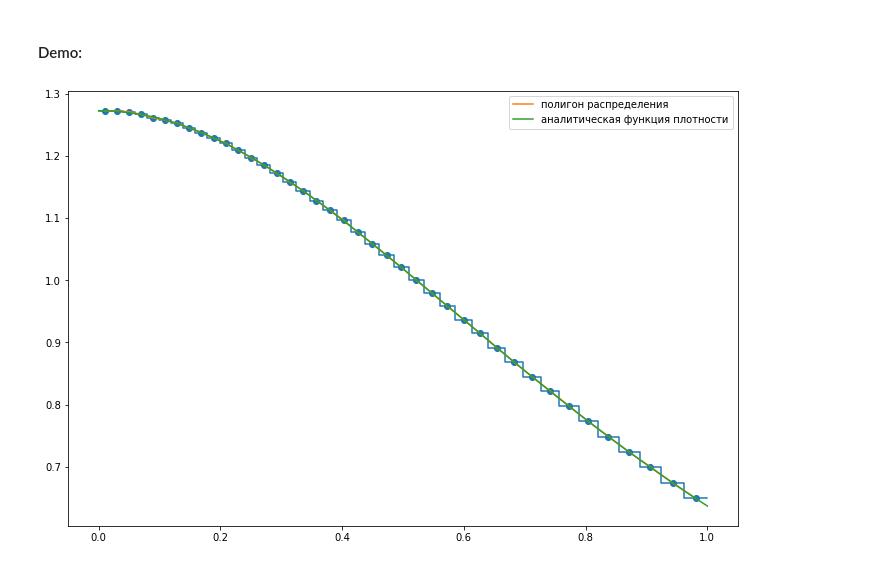
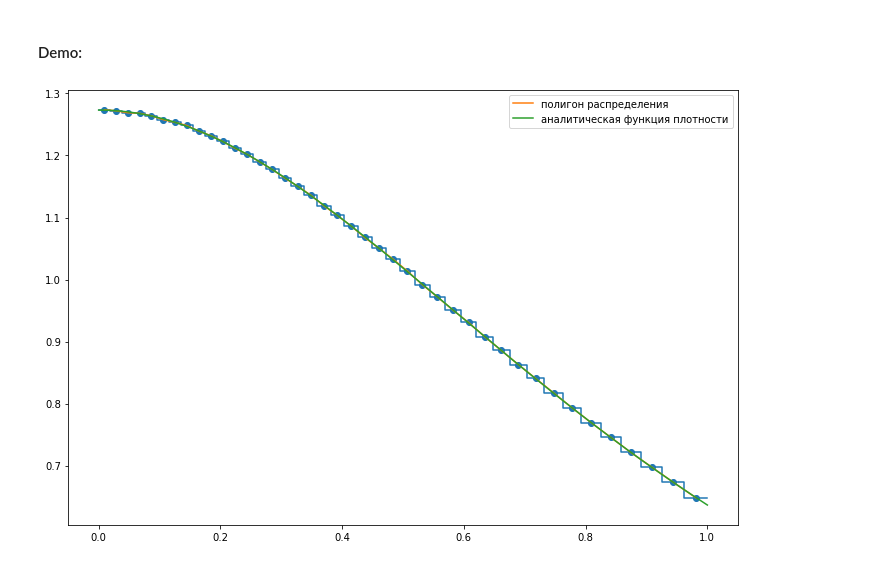
Before and after one commit to rosteeslove/bsuir-4th-term-python-stuff, a Jupyter notebook: math_stat/second_and_third.ipynb, the cells around one changed output. Cells and saved outputs as stored; diff of their text form; code cells hidden in the pictures.

```diff
--- a/math_stat/second_and_third.ipynb
+++ b/math_stat/second_and_third.ipynb
@@ -234,7 +234,7 @@ def histogram_data_beta(a, b, vs, group_num):
     но это очень маловероятно, если число b-a неотрицательного порядка/
     однозначного отрицательного порядка - порядок условно от -9 до 10+)
     """
-    bin_capacity = len(vs) // group_num
+    bin_capacity = len(vs) // group_num + (1 if len(vs) % group_num != 0 else 0)
 
     hdata = [[a, 0]]
     for i in range(len(vs)):
@@ -307,6 +307,6 @@ interactive(children=(IntSlider(value=500000, description='n', max=1000000, min=
 # %% [markdown]
 #### Demo:
 # %%
-plot_histogram_beta_and_polygon_and_fy(0, 1, 100_000_000, 40)
+plot_histogram_beta_and_polygon_and_fy(0, 1, 100_000_000, 41)
 # %% [output]
-[figure, old version]
+[figure, new version]
```
Also changed, not shown: parts of 3 cells of this notebook.
